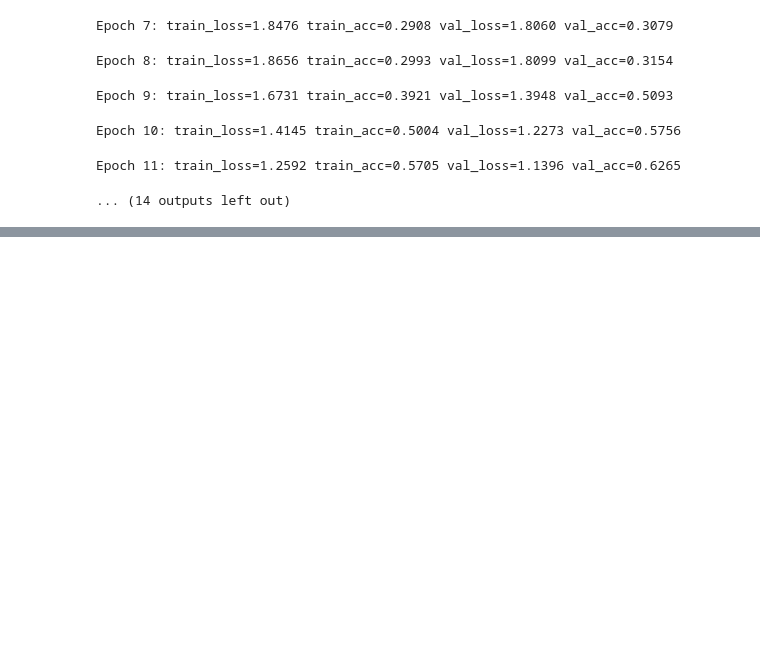
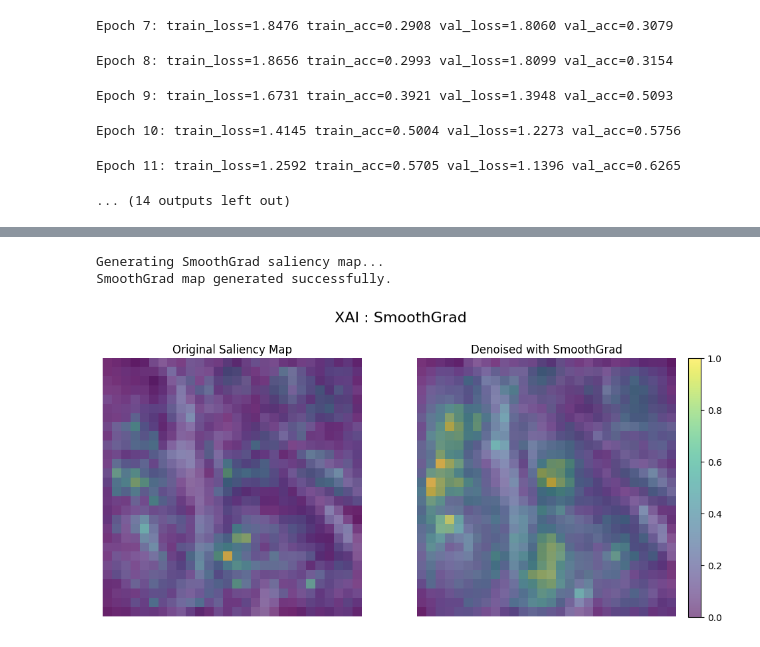
Before and after one commit to tousifo/ml_notebooks, a Jupyter notebook: MedMNIST_QNN.ipynb, the cells around one changed output, grey strips where cells are left out. Cells and saved outputs as stored; diff of their text form; code cells hidden in the pictures; blank space fills up the shorter version.

```diff
--- a/MedMNIST_QNN.ipynb
+++ b/MedMNIST_QNN.ipynb
@@ -272,0 +411,79 @@ Epoch 11: train_loss=1.2592 train_acc=0.5705 val_loss=1.1396 val_acc=0.6265
+# %%
+# Snippet 7: Denoising with SmoothGrad
+
+import torch
+import numpy as np
+import matplotlib.pyplot as plt
+from scipy.ndimage import gaussian_filter
+
+def generate_smoothgrad(model, input_tensor, target_class_idx, n_samples=25, noise_std_dev=0.1):
+    """
+    Generates a SmoothGrad saliency map by averaging gradients over noisy image samples.
+    """
+    # Detach the input tensor to prevent graph pollution during the loop
+    input_tensor = input_tensor.detach()
+
+    # Initialize a tensor to accumulate gradients
+    smooth_grad = torch.zeros_like(input_tensor.squeeze(0))
+
+    for _ in range(n_samples):
+        # Create a noisy version of the input
+        noise = torch.randn_like(input_tensor) * noise_std_dev
+        noisy_input = (input_tensor + noise).requires_grad_(True)
+
+        # Get model output
+        model.zero_grad()
+        logits = model(noisy_input)
+        score = logits[0, target_class_idx]
+
+        # Calculate gradients
+        score.backward()
+
+        # Accumulate the absolute gradients
+        smooth_grad += noisy_input.grad.data.abs().squeeze(0)
+
+    # Average the accumulated gradients
+    smooth_grad /= n_samples
+
+    return smooth_grad.cpu().numpy()
+
+# --- Generate the SmoothGrad Map ---
+print("Generating SmoothGrad saliency map...")
+# Use the image and predicted label from our previous steps
+smooth_grad_raw = generate_smoothgrad(model, image_to_test, pred_label_idx)
+
+# To get a single value per pixel, take the max across color channels
+smooth_saliency_map, _ = torch.max(torch.from_numpy(smooth_grad_raw), dim=0)
+smooth_saliency_map = smooth_saliency_map.numpy()
+print("SmoothGrad map generated successfully.")
+
+
+# --- Visualize the Comparison ---
+# Normalize the new map
+smooth_saliency_map_smoothed = gaussian_filter(smooth_saliency_map, sigma=0.5)
+smooth_saliency_map_normalized = (smooth_saliency_map_smoothed - smooth_saliency_map_smoothed.min()) / \
+                                 (smooth_saliency_map_smoothed.max() - smooth_saliency_map_smoothed.min())
+
+# Plotting
+fig, axes = plt.subplots(1, 2, figsize=(10, 5))
+plt.suptitle("XAI : SmoothGrad", fontsize=16)
+
+# Plot the Original Saliency Map (from Snippet 6)
+axes[0].imshow(un_normalized_img)
+axes[0].imshow(saliency_map_normalized, cmap='viridis', alpha=0.6)
+axes[0].set_title("Original Saliency Map")
+axes[0].axis('off')
+
+# Plot the new SmoothGrad Saliency Map
+axes[1].imshow(un_normalized_img)
+im = axes[1].imshow(smooth_saliency_map_normalized, cmap='viridis', alpha=0.6)
+axes[1].set_title("Denoised with SmoothGrad")
+axes[1].axis('off')
+
+fig.colorbar(im, ax=axes[1], orientation='vertical', fraction=0.046, pad=0.04)
+plt.tight_layout(rect=[0, 0.03, 1, 0.95])
+plt.show()
+# %% [output]
+Generating SmoothGrad saliency map...
+SmoothGrad map generated successfully.
+[figure, added]
```
Also changed, not shown: parts of 4 cells of this notebook.
